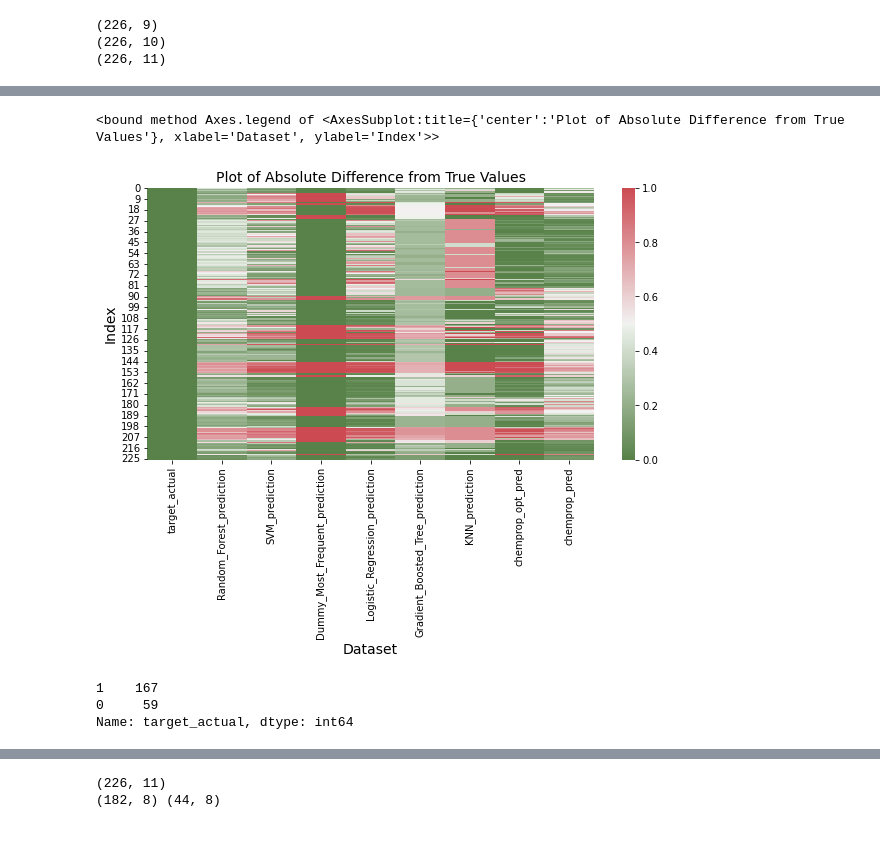
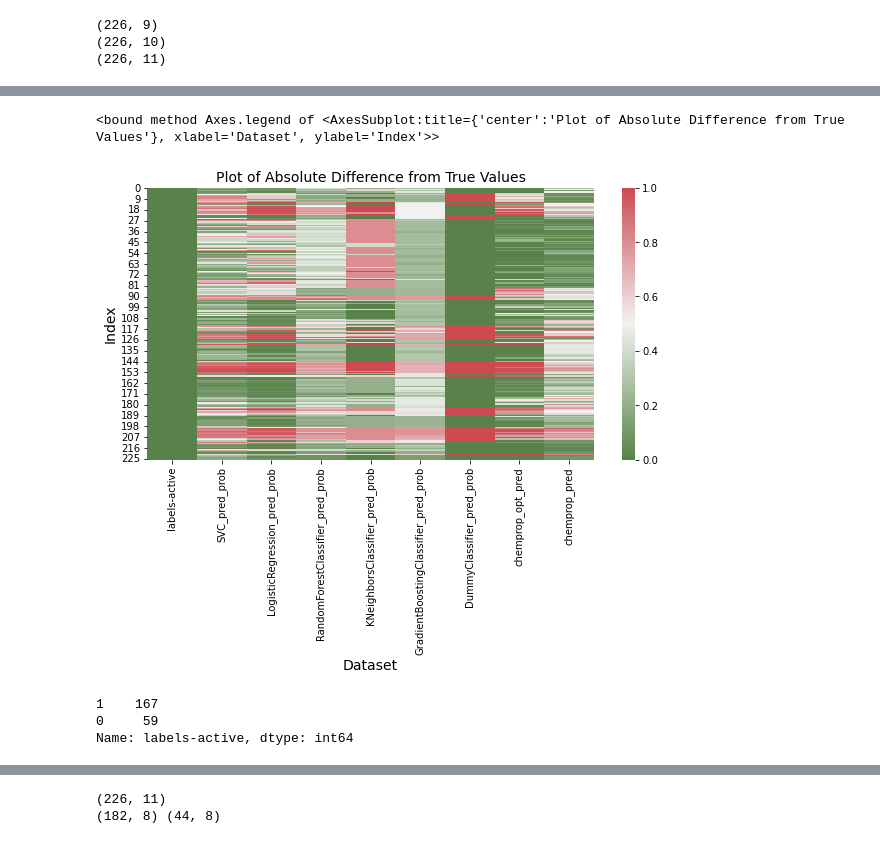
Before and after one commit to PJMichaels/Chemistry-Capstone, a Jupyter notebook: Jupyter Notebooks/Bace_Eval.ipynb, the cells around one changed output, grey strips where cells are left out. Cells and saved outputs as stored; diff of their text form; code cells hidden in the pictures.

Commit message:
made some dataset changes and adjusted BACE eval jupyter notebook to still be runnable in new location and with standardized column labels

```diff
--- a/Jupyter Notebooks/Bace_Eval.ipynb
+++ b/Jupyter Notebooks/Bace_Eval.ipynb
@@ -22,7 +22,7 @@ import numpy as np
 complex_bace_pred_path = Path.cwd().parent / "Complex_Models" / "Predictions" / "bace-cluster-validate-pred.csv"
 
 df_chemprop=pd.read_csv(complex_bace_pred_path)
-df_chemprop=df_chemprop[['mol','cluster','active','target_actual']]
-df_chemprop.rename(columns={'active':'chemprop_pred'},inplace=True)
+df_chemprop=df_chemprop[['smiles','cluster','labels','labels-active']]
+df_chemprop.rename(columns={'labels':'chemprop_pred'},inplace=True)
 df_chemprop.head(10)
 # %% [output]
@@ -41,7 +41,7 @@ df_chemprop.head(10)
 complex_bace_hyperopt_pred_path = Path.cwd().parent / "Complex_Models" / "Predictions" / "bace-cluster-validate-pred-hyperopt.csv"
 df_chemprop_opt=pd.read_csv(complex_bace_hyperopt_pred_path)
 # %%
-df_chemprop_opt=df_chemprop_opt[['mol','cluster','active','target_actual']]
-df_chemprop_opt.rename(columns={'active':'chemprop_opt_pred'},inplace=True)
+df_chemprop_opt=df_chemprop_opt[['smiles','cluster','labels','labels-active']]
+df_chemprop_opt.rename(columns={'labels':'chemprop_opt_pred'},inplace=True)
 df_chemprop_opt.head(10)
 # %% [output]
@@ -60,8 +64,8 @@ df_chemprop_opt.head(10)
 simple_bace_pred_path = Path.cwd().parent / "Simple_Models" / "Predictions" / "bace-cluster-validate-pred.csv"
 
 df=pd.read_csv(simple_bace_pred_path)
-df=df[['mol','cluster','target_actual','Random_Forest_prediction','SVM_prediction','Dummy_Most_Frequent_prediction',
-      'Logistic_Regression_prediction','Gradient_Boosted_Tree_prediction','KNN_prediction']]
+
+df = df[["smiles", "cluster", "labels-active", "SVC_pred_prob", "LogisticRegression_pred_prob", "RandomForestClassifier_pred_prob", "KNeighborsClassifier_pred_prob", "GradientBoostingClassifier_pred_prob","DummyClassifier_pred_prob"]]
 # %%
 df.head(5)
 # %% [output]
@@ -74,8 +78,8 @@ df.head(5)
 # %%
 print(df.shape)
-df=df.merge(df_chemprop_opt[['mol','chemprop_opt_pred']],on='mol',how='outer')
+df=df.merge(df_chemprop_opt[['smiles','chemprop_opt_pred']],on='smiles',how='outer')
 print(df.shape)
-df=df.merge(df_chemprop[['mol','chemprop_pred']],on='mol',how='outer')
+df=df.merge(df_chemprop[['smiles','chemprop_pred']],on='smiles',how='outer')
 print(df.shape)
 # %% [output]
 (226, 9)
@@ -94,26 +98,26 @@ df.head(5)
 
 #df_heatmap.columns
 # %%
-heatmap_cols=[i for i in list(df.columns) if i not in ['mol','cluster']]
+heatmap_cols=[i for i in list(df.columns) if i not in ['smiles','cluster']]
 df_heatmap=df[heatmap_cols].copy()
-actual_values=df_heatmap['target_actual']
+actual_values=df_heatmap['labels-active']
 for col in df_heatmap.columns:
     df_heatmap[col]=abs(df_heatmap[col]-actual_values)
 
 fig,axes=plt.subplots(1,figsize=(10,5))
 cmap=sns.diverging_palette(120, 370, s=60, as_cmap=True)
 plot=sns.heatmap(data=df_heatmap,ax=axes,cmap=cmap)
 plot.set_xlabel('Dataset',fontsize=14)
 plot.set_ylabel('Index',fontsize=14)
 plot.set_title('Plot of Absolute Difference from True Values',fontsize=14)
 plot.legend
 # %% [output]
 <bound method Axes.legend of <AxesSubplot:title={'center':'Plot of Absolute Difference from True Values'}, xlabel='Dataset', ylabel='Index'>>
-[figure, old version]
+[figure, new version]
 # %%
-df['target_actual'].value_counts()
+df['labels-active'].value_counts()
 # %% [output]
 1    167
 0     59
-Name: target_actual, dtype: int64
+Name: labels-active, dtype: int64
 # %%
```
Also changed, not shown: parts of 15 cells of this notebook.
